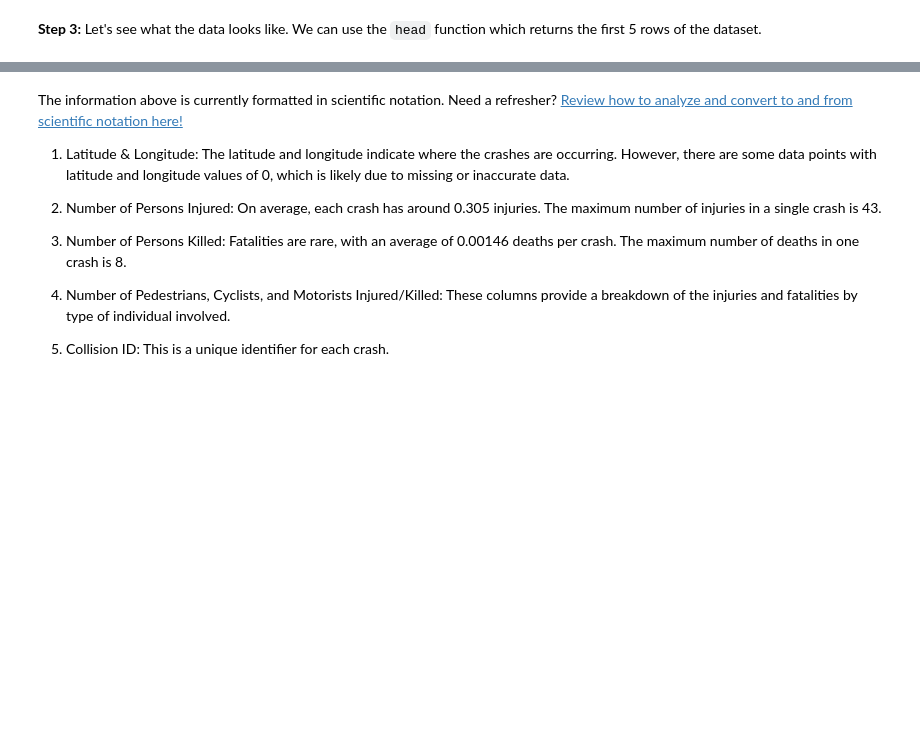
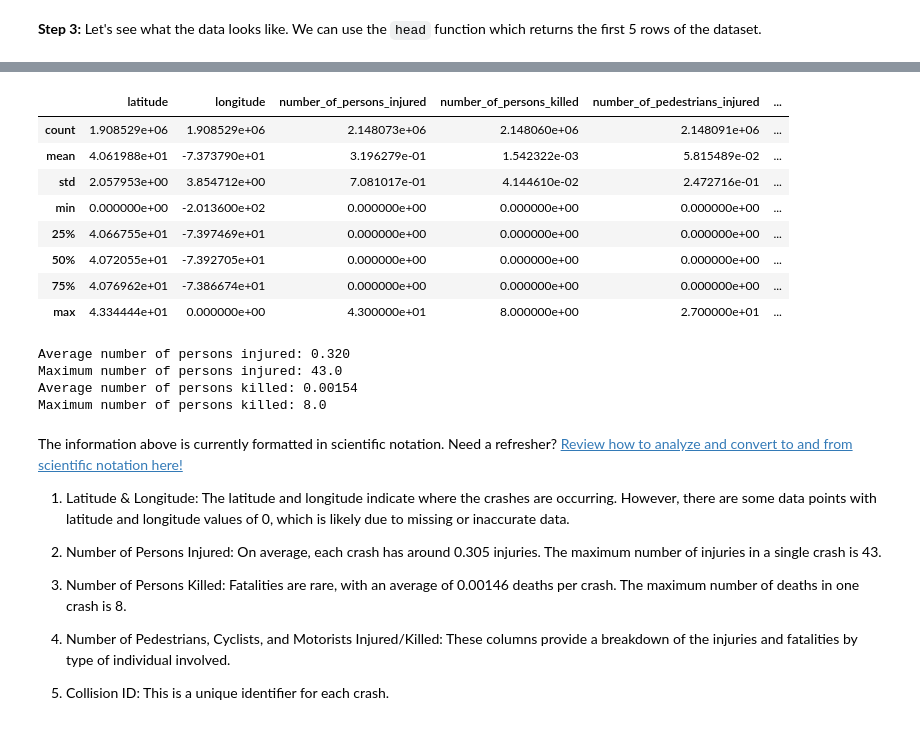
Before and after one commit to Raswanth-Prasath/TDSP, a Jupyter notebook: EXPLORER_ACCELERATOR_Transportation_Data_Science_Project_(TDSP).ipynb, the cells around one changed output, grey strips where cells are left out. Cells and saved outputs as stored; diff of their text form; code cells hidden in the pictures; blank space fills up the shorter version.

```diff
--- a/EXPLORER_ACCELERATOR_Transportation_Data_Science_Project_(TDSP).ipynb
+++ b/EXPLORER_ACCELERATOR_Transportation_Data_Science_Project_(TDSP).ipynb
@@ -117,7 +117,8 @@ Ensure that you've downloaded the dataset from NYC OpenData, and uploaded the da
 Hint: Your data's file path describes the location of where your data lives. To locate your data's file path, click on the folder/file-shaped icon on the left side of the Notebook. You'll notice a folder labeled "drive." Search for your Motor Vehicle Collisions Dataset within that folder. Right click on your Dataset to "copy path." Paste that path below.
 # %%
 # TODO: Read the data using pandas read_csv function
-data = pd.read_csv("insert your data's file path here")
+url = "https://data.cityofnewyork.us/resource/h9gi-nx95.csv?$limit=2148091"
+data = pd.read_csv(url)
 # %% [markdown]
 **Step 3:** Let's see what the data looks like. We can use the `head` function which returns the first 5 rows of the dataset.
 # %%
@@ -126,7 +145,36 @@ __________
 # %%
 # TODO: Describe the data using the describe function of pandas
-desc_stats = data.__________()
+desc_stats = data.describe()
 desc_stats
+# %% [output]
+|  | latitude | longitude | number_of_persons_injured | number_of_persons_killed | number_of_pedestrians_injured | ... |
+| count | 1.908529e+06 | 1.908529e+06 | 2.148073e+06 | 2.148060e+06 | 2.148091e+06 | ... |
+| mean | 4.061988e+01 | -7.373790e+01 | 3.196279e-01 | 1.542322e-03 | 5.815489e-02 | ... |
+| std | 2.057953e+00 | 3.854712e+00 | 7.081017e-01 | 4.144610e-02 | 2.472716e-01 | ... |
+| min | 0.000000e+00 | -2.013600e+02 | 0.000000e+00 | 0.000000e+00 | 0.000000e+00 | ... |
+| 25% | 4.066755e+01 | -7.397469e+01 | 0.000000e+00 | 0.000000e+00 | 0.000000e+00 | ... |
+| 50% | 4.072055e+01 | -7.392705e+01 | 0.000000e+00 | 0.000000e+00 | 0.000000e+00 | ... |
+| 75% | 4.076962e+01 | -7.386674e+01 | 0.000000e+00 | 0.000000e+00 | 0.000000e+00 | ... |
+| max | 4.334444e+01 | 0.000000e+00 | 4.300000e+01 | 8.000000e+00 | 2.700000e+01 | ... |
+# %%
+
+# Calculate statistics excluding null values
+average_injured = data['number_of_persons_injured'].dropna().mean()
+print(f"Average number of persons injured: {average_injured:.3f}")
+
+max_injured = data['number_of_persons_injured'].dropna().max()
+print(f"Maximum number of persons injured: {max_injured:.1f}")
+
+average_killed = data['number_of_persons_killed'].dropna().mean()
+print(f"Average number of persons killed: {average_killed:.5f}")
+
+max_killed = data['number_of_persons_killed'].dropna().max()
+print(f"Maximum number of persons killed: {max_killed:.1f}")
+# %% [output]
+Average number of persons injured: 0.320
+Maximum number of persons injured: 43.0
+Average number of persons killed: 0.00154
+Maximum number of persons killed: 8.0
 # %% [markdown]
 The information above is currently formatted in scientific notation. Need a refresher? [Review how to analyze and convert to and from scientific notation here!](https://www.mathsisfun.com/numbers/scientific-notation.html)
 
```
Also changed, not shown: parts of 2 cells of this notebook.
